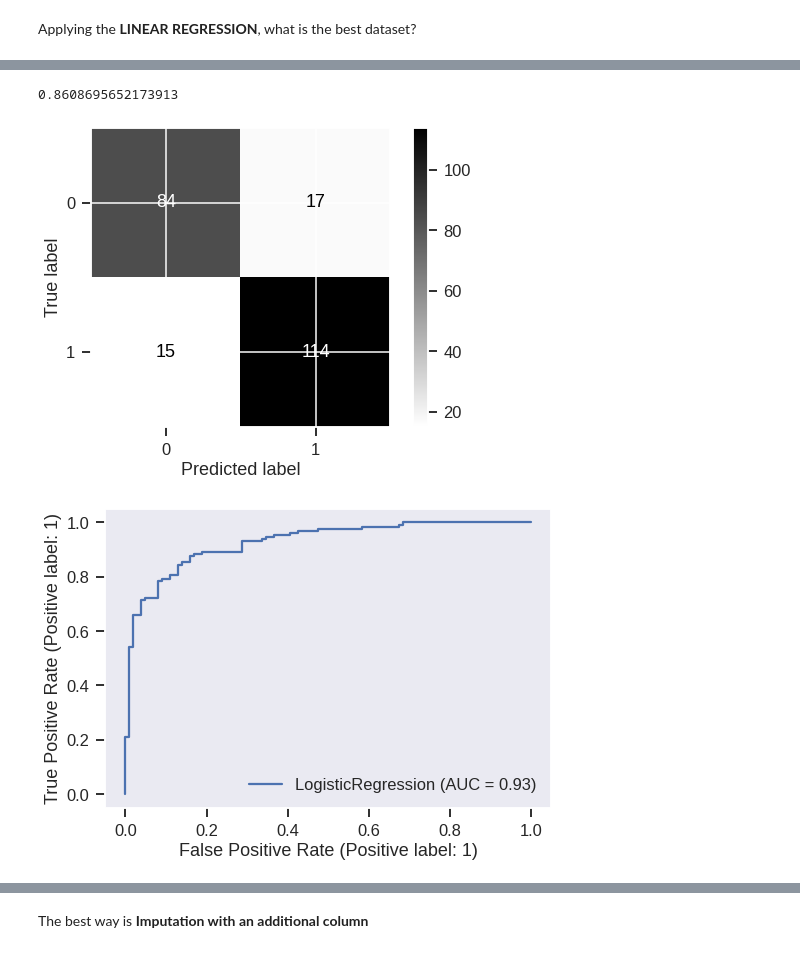
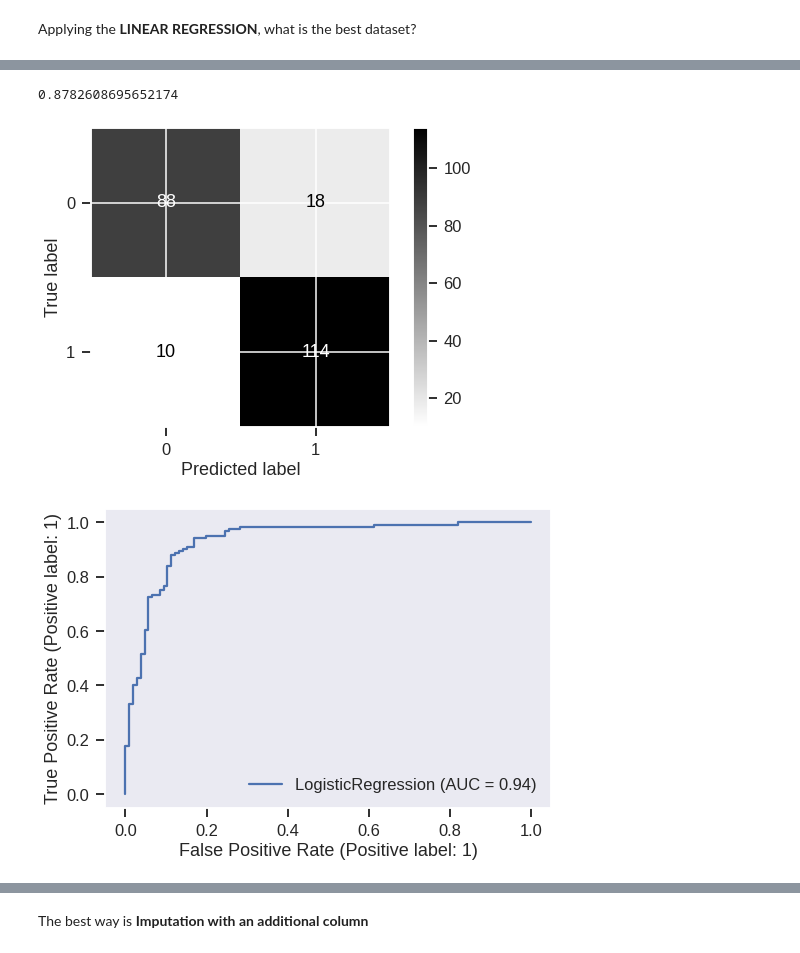
Before and after one commit to MichaelPlug/FDS_Project_HFD, a Jupyter notebook: Project_notebook.ipynb, the cells around one changed output, grey strips where cells are left out. Drawn from its saved outputs; the diff is of its cells as text; code cells hidden in the pictures.

```diff
--- a/Project_notebook.ipynb
+++ b/Project_notebook.ipynb
@@ -674,17 +665,21 @@ X_train_addCol.describe()
 8 rows × 21 columns
 # %%
+dfmin = pd.concat([X_train.min(), X_test.min()], axis=1).min(axis=1)
+dfmax = pd.concat([X_train.max(), X_test.max()], axis=1).max(axis=1)
+X_train = (X_train-dfmin)/(dfmax-dfmin)
+X_test = (X_test-dfmin)/(dfmax-dfmin)
 lr = LogisticRegression(max_iter=50000)
 lr.fit(X_train,y_train)
 pred = lr.predict(X_test)
 print(metrics.accuracy_score(pred,y_test))
 plot_confusion_matrix(lr, X_test, y_test,cmap="binary")
 metrics.plot_roc_curve(lr, X_test, y_test)
 plt.grid(False)
 plt.show()
 # %% [output]
-0.8608695652173913
+0.8782608695652174
-[figure, old version]
+[figure, new version]
-[figure, old version]
+[figure, new version]
 # %%
 lr = LogisticRegression(max_iter=50000)
 lr.fit(X_train_delCols,y_train_delCols)
```
Also changed, not shown: parts of 19 cells of this notebook.
